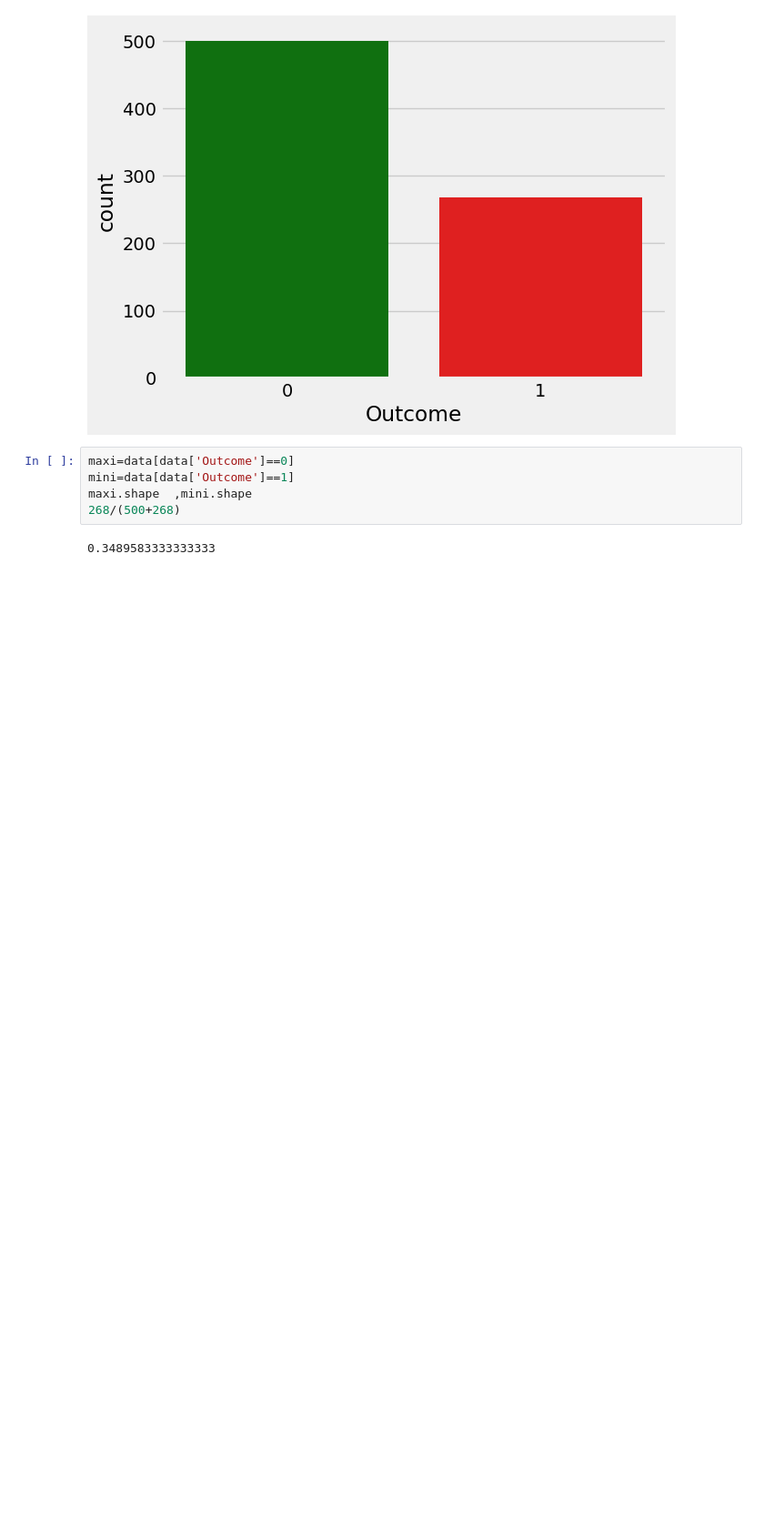
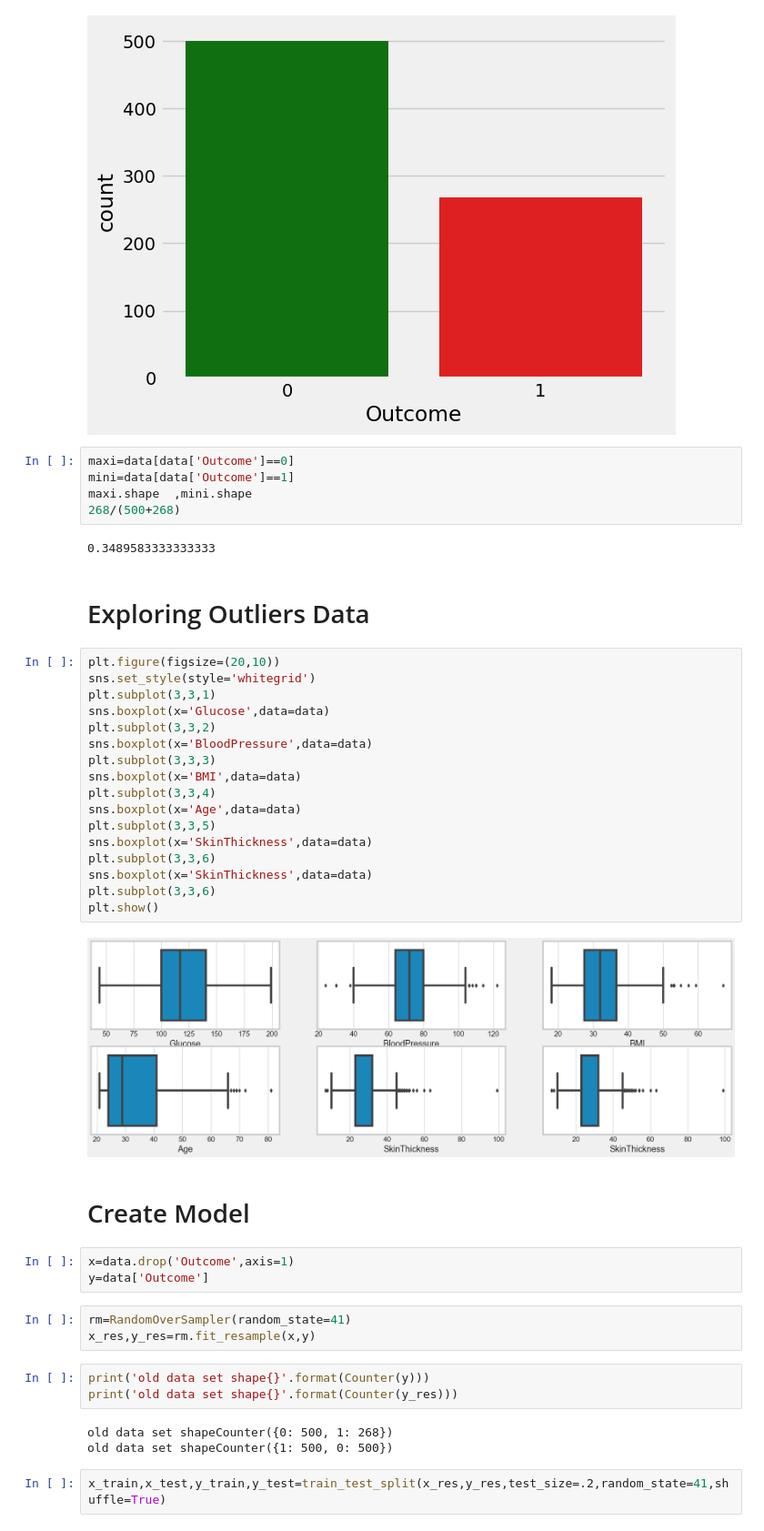
Before and after one commit to shwqialbokhyty-star/my-project, a Jupyter notebook: my_project_ai.ipynb, the cells around one changed output. Shown at 91% size. Drawn from its saved outputs; the diff is of its cells as text; blank space fills up the shorter version.

Commit message:
adding create model

```diff
--- a/my_project_ai.ipynb
+++ b/my_project_ai.ipynb
@@ -149,3 +149,40 @@ maxi.shape  ,mini.shape
 268/(500+268)
 # %% [output]
 0.3489583333333333
+# %% [markdown]
+# Exploring Outliers Data
+# %%
+plt.figure(figsize=(20,10))
+sns.set_style(style='whitegrid')
+plt.subplot(3,3,1)
+sns.boxplot(x='Glucose',data=data)
+plt.subplot(3,3,2)
+sns.boxplot(x='BloodPressure',data=data)
+plt.subplot(3,3,3)
+sns.boxplot(x='BMI',data=data)
+plt.subplot(3,3,4)
+sns.boxplot(x='Age',data=data)
+plt.subplot(3,3,5)
+sns.boxplot(x='SkinThickness',data=data)
+plt.subplot(3,3,6)
+sns.boxplot(x='SkinThickness',data=data)
+plt.subplot(3,3,6)
+plt.show()
+# %% [output]
+[figure, added]
+# %% [markdown]
+# Create Model
+# %%
+x=data.drop('Outcome',axis=1)
+y=data['Outcome']
+# %%
+rm=RandomOverSampler(random_state=41)
+x_res,y_res=rm.fit_resample(x,y)
+# %%
+print('old data set shape{}'.format(Counter(y)))
+print('old data set shape{}'.format(Counter(y_res)))
+# %% [output]
+old data set shapeCounter({0: 500, 1: 268})
+old data set shapeCounter({1: 500, 0: 500})
+# %%
+x_train,x_test,y_train,y_test=train_test_split(x_res,y_res,test_size=.2,random_state=41,shuffle=True)
```
Also changed, not shown: parts of 12 cells of this notebook.
